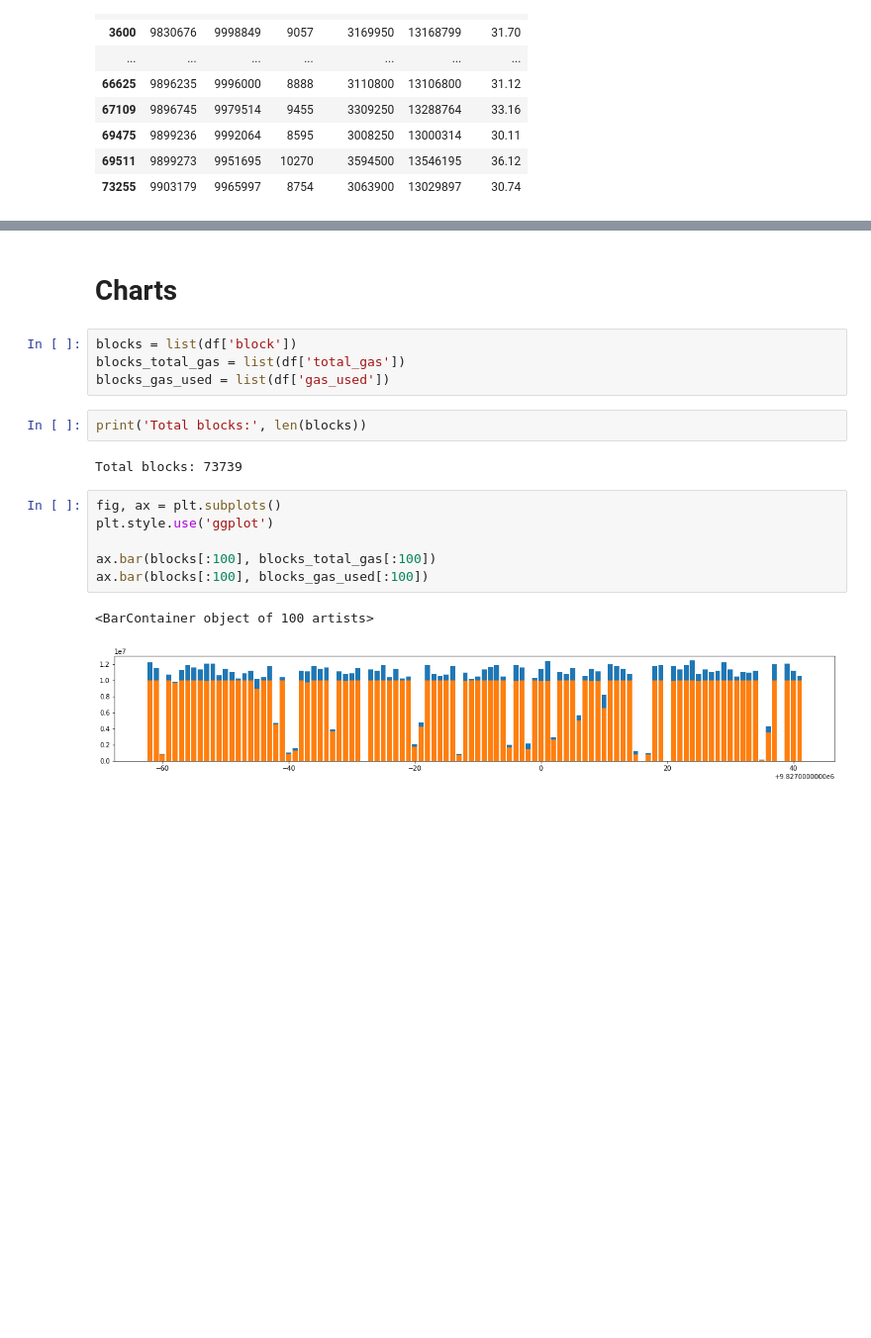
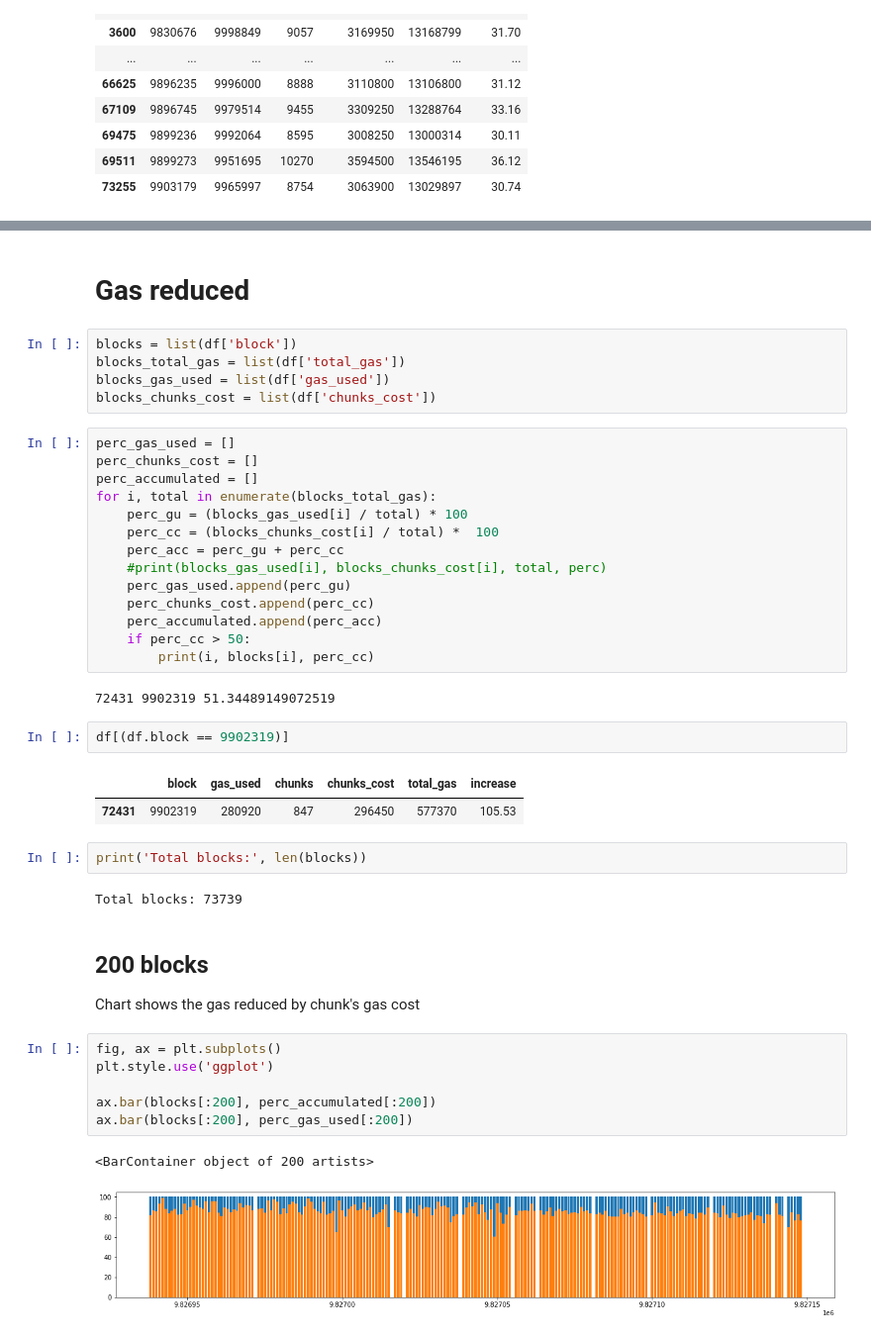
Before and after one commit to hugo-dc/chunks_cost, a Jupyter notebook: notebooks/chunks_cost.ipynb, the cells around one changed output, grey strips where cells are left out. Shown: that part at 99% size. Cells and saved outputs as stored; diff of their text form; blank space fills up the shorter version.

Commit message:
Add README, more charts, update notebook

```diff
--- a/notebooks/chunks_cost.ipynb
+++ b/notebooks/chunks_cost.ipynb
@@ -157,19 +191,45 @@ df[(df.chunks_cost >= 3000000)] # 3Mgas
 # %% [markdown]
-# Charts
+# Gas reduced
 # %%
 blocks = list(df['block'])
 blocks_total_gas = list(df['total_gas'])
 blocks_gas_used = list(df['gas_used'])
+blocks_chunks_cost = list(df['chunks_cost'])
+# %%
+perc_gas_used = []
+perc_chunks_cost = []
+perc_accumulated = []
+for i, total in enumerate(blocks_total_gas):
+    perc_gu = (blocks_gas_used[i] / total) * 100
+    perc_cc = (blocks_chunks_cost[i] / total) *  100
+    perc_acc = perc_gu + perc_cc
+    #print(blocks_gas_used[i], blocks_chunks_cost[i], total, perc)
+    perc_gas_used.append(perc_gu)
+    perc_chunks_cost.append(perc_cc)
+    perc_accumulated.append(perc_acc)
+    if perc_cc > 50:
+        print(i, blocks[i], perc_cc)
+# %% [output]
+72431 9902319 51.34489149072519
+# %%
+df[(df.block == 9902319)]
+# %% [output]
+|  | block | gas_used | chunks | chunks_cost | total_gas | increase |
+| 72431 | 9902319 | 280920 | 847 | 296450 | 577370 | 105.53 |
 # %%
 print('Total blocks:', len(blocks))
 # %% [output]
 Total blocks: 73739
+# %% [markdown]
+## 200 blocks
+
+Chart shows the gas reduced by chunk's gas cost
 # %%
 fig, ax = plt.subplots()
 plt.style.use('ggplot')
 
-ax.bar(blocks[:100], blocks_total_gas[:100])
-ax.bar(blocks[:100], blocks_gas_used[:100])
+ax.bar(blocks[:200], perc_accumulated[:200])
+ax.bar(blocks[:200], perc_gas_used[:200])
 # %% [output]
-<BarContainer object of 100 artists>
+<BarContainer object of 200 artists>
-[figure, old version]
+[figure, new version]
```
Also changed, not shown: parts of 20 cells of this notebook, 5 other files.
